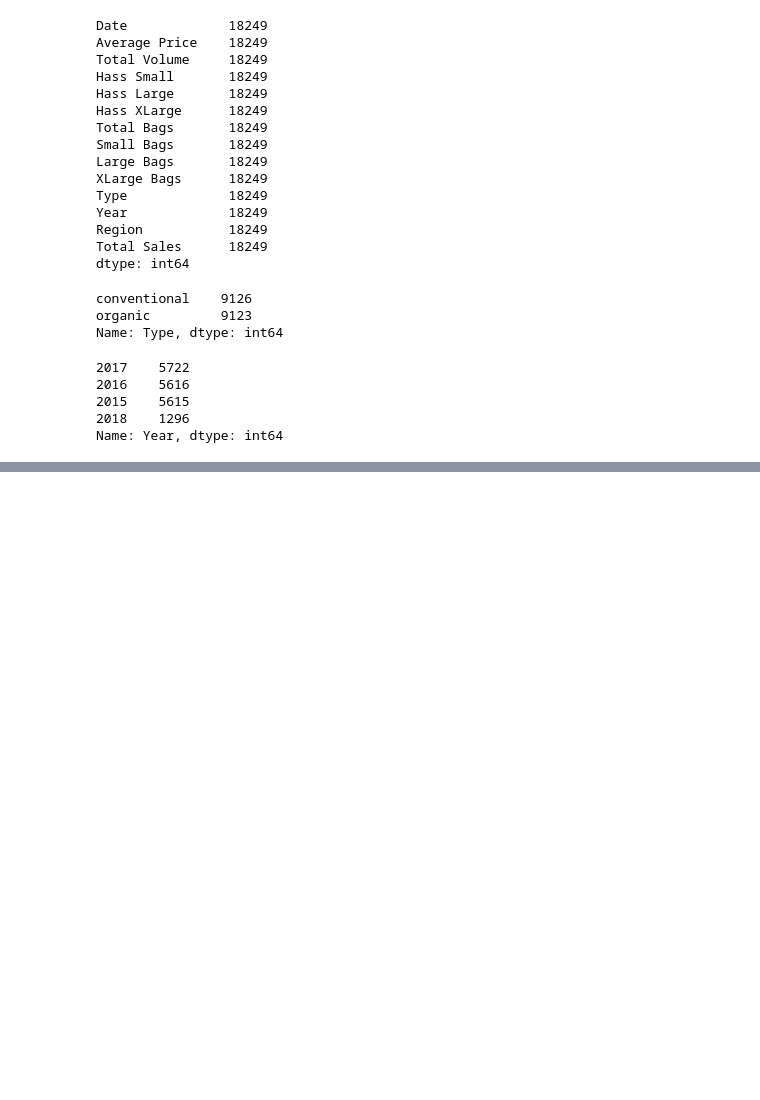
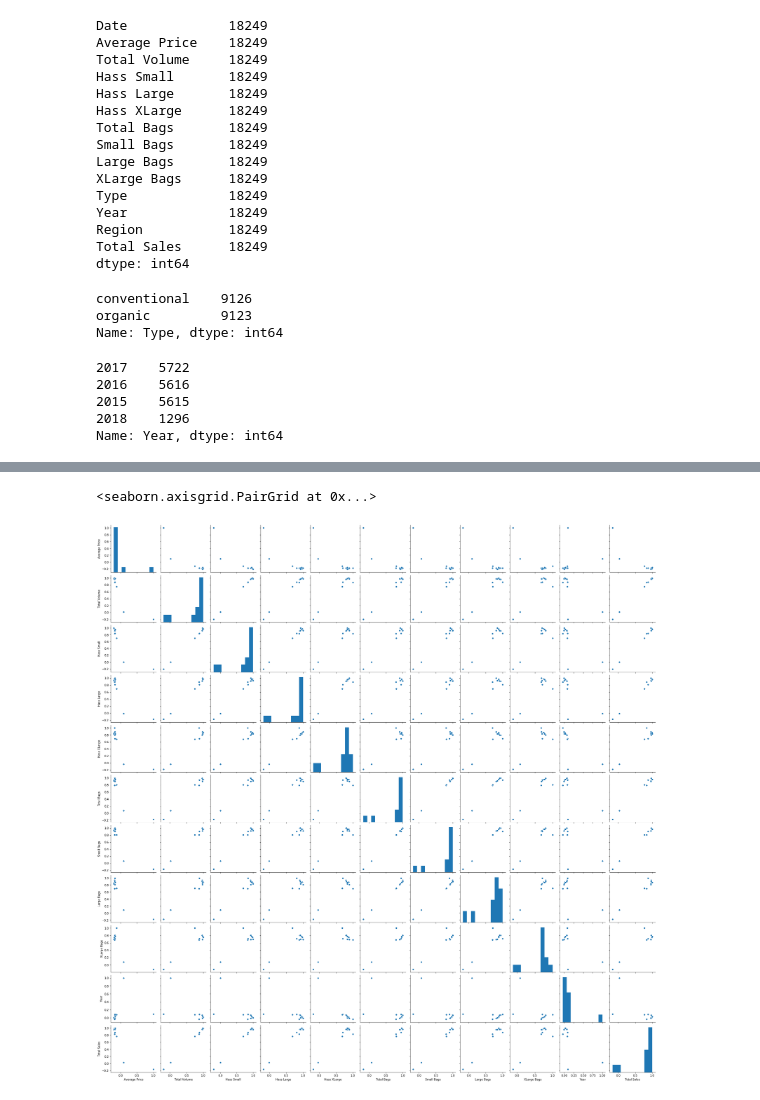
Before and after one commit to busy0312/Porject-1_-Team5, a Jupyter notebook: Avocado_CleanUp & Exploration.ipynb, the cells around one changed output, grey strips where cells are left out. Cells and saved outputs as stored; diff of their text form; code cells hidden in the pictures; blank space fills up the shorter version.

```diff
--- a/Avocado_CleanUp & Exploration.ipynb
+++ b/Avocado_CleanUp & Exploration.ipynb
@@ -167,3 +167,8 @@ avocado_data.describe()
 | 50% | 1.370000 | 1.073768e+05 | 8.645300e+03 | 2.906102e+04 | 1.849900e+02 | 3.974383e+04 | 2.636282e+04 | 2.647710e+03 | ... |
 | 75% | 1.660000 | 4.329623e+05 | 1.110202e+05 | 1.502069e+05 | 6.243420e+03 | 1.107834e+05 | 8.333767e+04 | 2.202925e+04 | ... |
 | max | 3.250000 | 6.250565e+07 | 2.274362e+07 | 2.047057e+07 | 2.546439e+06 | 1.937313e+07 | 1.338459e+07 | 5.719097e+06 | ... |
+# %%
+sns.pairplot(avocado_data.corr())
+# %% [output]
+<seaborn.axisgrid.PairGrid at 0x...>
+[figure, added]
```
Also changed, not shown: parts of 3 cells of this notebook, 1 other file.
